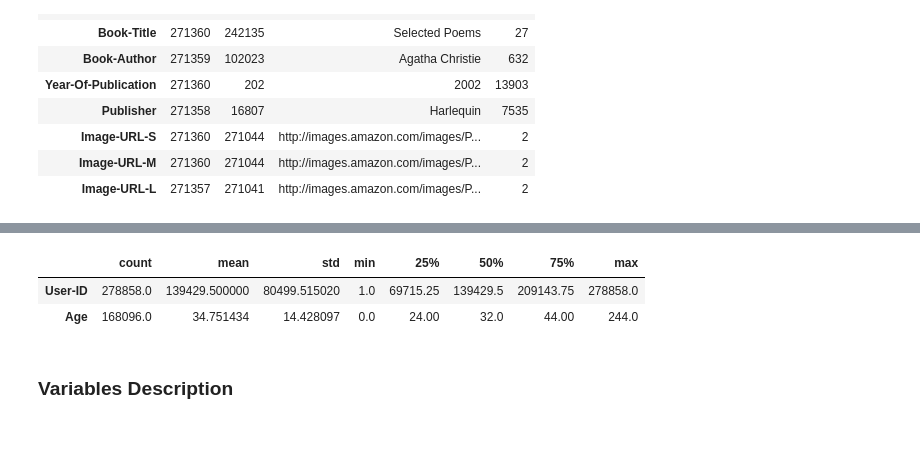
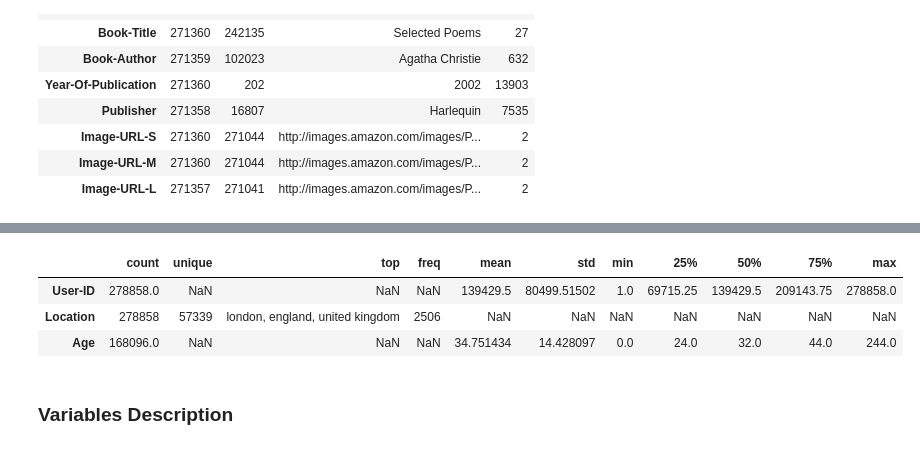
Before and after one commit to Jamal-1018/Book_Recommeder_System_Unsupervised_learning, a Jupyter notebook: Book_recommendation_sysytem_unsupervised.ipynb, the cells around one changed output, grey strips where cells are left out. Drawn from its saved outputs; the diff is of its cells as text; code cells hidden in the pictures.

```diff
--- a/Book_recommendation_sysytem_unsupervised.ipynb
+++ b/Book_recommendation_sysytem_unsupervised.ipynb
@@ -312,9 +325,10 @@ ratings.describe().T
 # %%
-users.describe().T
+users.describe(include = 'all').T
 # %% [output]
-|  | count | mean | std | min | 25% | 50% | 75% | max |
-| User-ID | 278858.0 | 139429.500000 | 80499.515020 | 1.0 | 69715.25 | 139429.5 | 209143.75 | 278858.0 |
-| Age | 168096.0 | 34.751434 | 14.428097 | 0.0 | 24.00 | 32.0 | 44.00 | 244.0 |
+|  | count | unique | top | freq | mean | std | min | 25% | 50% | 75% | max |
+| User-ID | 278858.0 | NaN | NaN | NaN | 139429.5 | 80499.51502 | 1.0 | 69715.25 | 139429.5 | 209143.75 | 278858.0 |
+| Location | 278858 | 57339 | london, england, united kingdom | 2506 | NaN | NaN | NaN | NaN | NaN | NaN | NaN |
+| Age | 168096.0 | NaN | NaN | NaN | 34.751434 | 14.428097 | 0.0 | 24.0 | 32.0 | 44.0 | 244.0 |
 # %% [markdown]
 ### Variables Description
 # %% [markdown]
```
Also changed, not shown: parts of 21 cells of this notebook.
